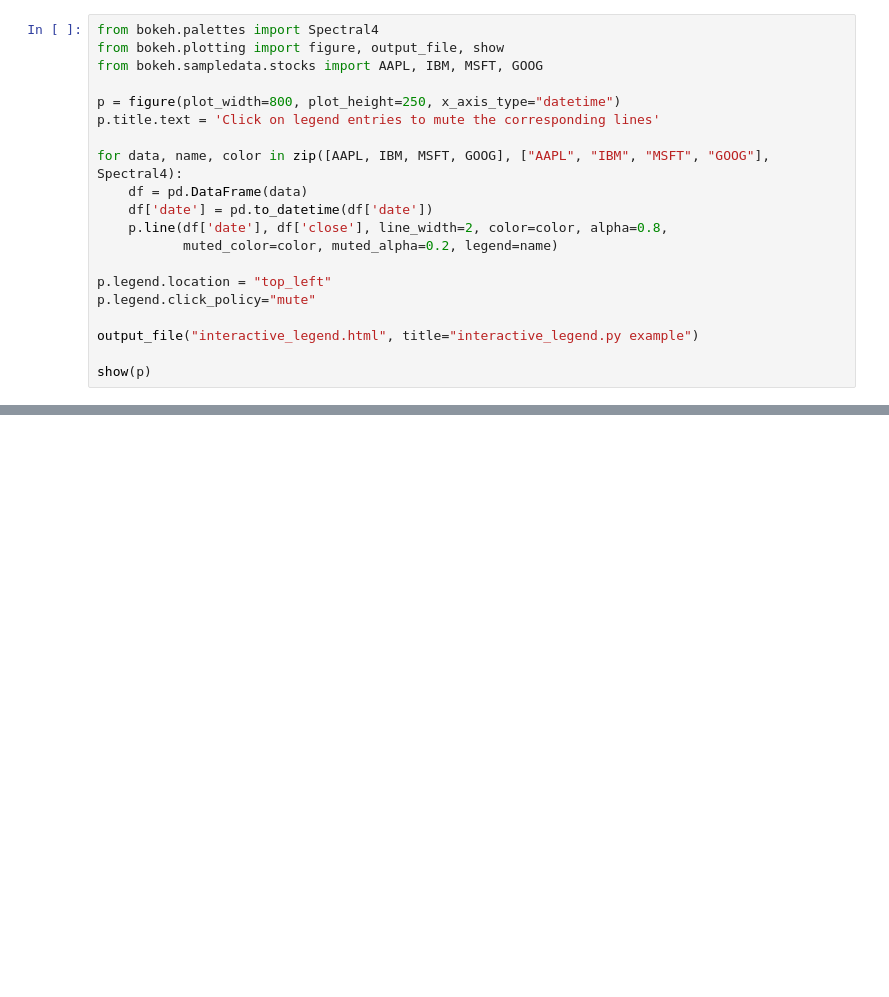
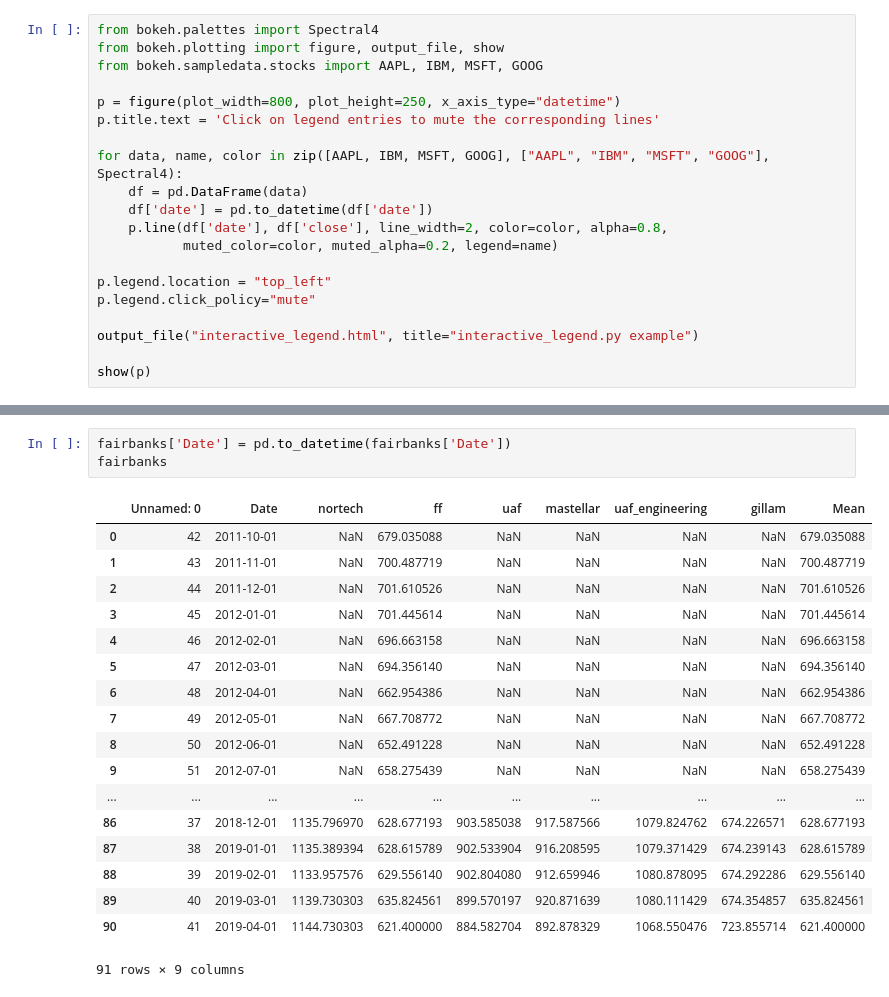
Before and after one commit to acep-uaf/ACEP_solar, a Jupyter notebook: Experimental_Bokeh_Plotting.ipynb, the cells around one changed output, grey strips where cells are left out. Cells and saved outputs as stored; diff of their text form; blank space fills up the shorter version.

```diff
--- a/Experimental_Bokeh_Plotting.ipynb
+++ b/Experimental_Bokeh_Plotting.ipynb
@@ -147,0 +185,22 @@ show(p)
+# %%
+fairbanks['Date'] = pd.to_datetime(fairbanks['Date'])
+fairbanks
+# %% [output]
+|  | Unnamed: 0 | Date | nortech | ff | uaf | mastellar | uaf_engineering | gillam | Mean |
+| 0 | 42 | 2011-10-01 | NaN | 679.035088 | NaN | NaN | NaN | NaN | 679.035088 |
+| 1 | 43 | 2011-11-01 | NaN | 700.487719 | NaN | NaN | NaN | NaN | 700.487719 |
+| 2 | 44 | 2011-12-01 | NaN | 701.610526 | NaN | NaN | NaN | NaN | 701.610526 |
+| 3 | 45 | 2012-01-01 | NaN | 701.445614 | NaN | NaN | NaN | NaN | 701.445614 |
+| 4 | 46 | 2012-02-01 | NaN | 696.663158 | NaN | NaN | NaN | NaN | 696.663158 |
+| 5 | 47 | 2012-03-01 | NaN | 694.356140 | NaN | NaN | NaN | NaN | 694.356140 |
+| 6 | 48 | 2012-04-01 | NaN | 662.954386 | NaN | NaN | NaN | NaN | 662.954386 |
+| 7 | 49 | 2012-05-01 | NaN | 667.708772 | NaN | NaN | NaN | NaN | 667.708772 |
+| 8 | 50 | 2012-06-01 | NaN | 652.491228 | NaN | NaN | NaN | NaN | 652.491228 |
+| 9 | 51 | 2012-07-01 | NaN | 658.275439 | NaN | NaN | NaN | NaN | 658.275439 |
+| ... | ... | ... | ... | ... | ... | ... | ... | ... | ... |
+| 86 | 37 | 2018-12-01 | 1135.796970 | 628.677193 | 903.585038 | 917.587566 | 1079.824762 | 674.226571 | 628.677193 |
+| 87 | 38 | 2019-01-01 | 1135.389394 | 628.615789 | 902.533904 | 916.208595 | 1079.371429 | 674.239143 | 628.615789 |
+| 88 | 39 | 2019-02-01 | 1133.957576 | 629.556140 | 902.804080 | 912.659946 | 1080.878095 | 674.292286 | 629.556140 |
+| 89 | 40 | 2019-03-01 | 1139.730303 | 635.824561 | 899.570197 | 920.871639 | 1080.111429 | 674.354857 | 635.824561 |
+| 90 | 41 | 2019-04-01 | 1144.730303 | 621.400000 | 884.582704 | 892.878329 | 1068.550476 | 723.855714 | 621.400000 |
+91 rows × 9 columns
```
Also changed, not shown: parts of 5 cells of this notebook, 2 other files.
